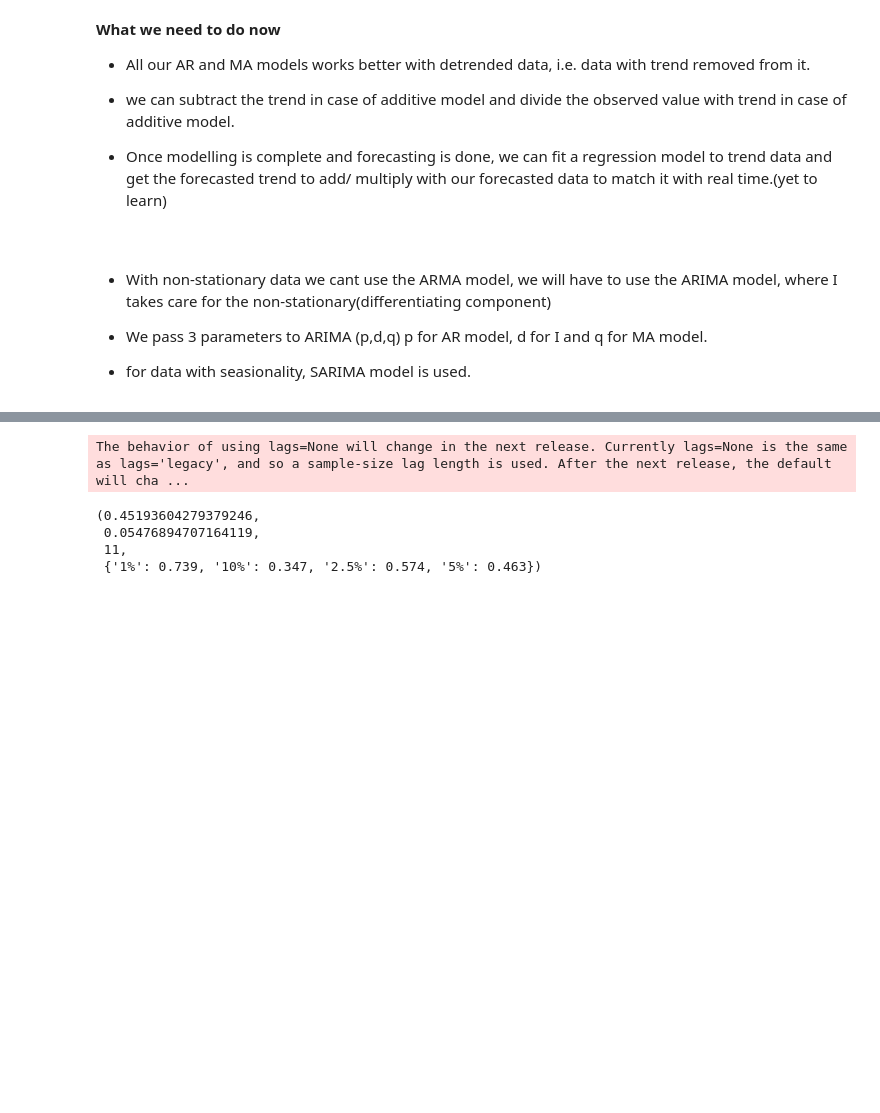
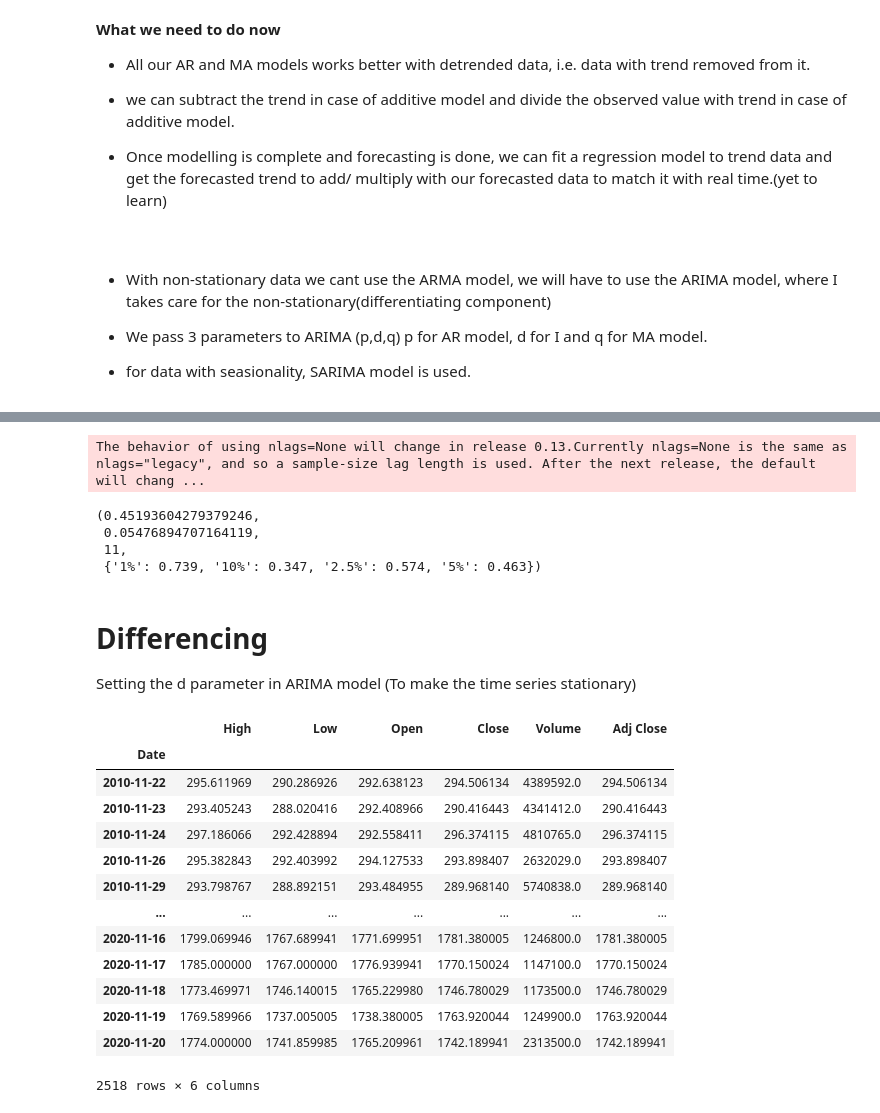
Before and after one commit to utkarsh-prakash/Time-Series-Modelling, a Jupyter notebook: Timeseries_Decomposition.ipynb, the cells around one changed output, grey strips where cells are left out. Drawn from its saved outputs; the diff is of its cells as text; code cells hidden in the pictures; blank space fills up the shorter version.

```diff
--- a/Timeseries_Decomposition.ipynb
+++ b/Timeseries_Decomposition.ipynb
@@ -298,10 +317,13 @@ df.plot()
 # %%
-tstest = kpss(df.iloc[2:-2]['Revenue'], 'c')
+tstest = kpss(df.iloc[2:-2][0], 'c')
 tstest
-# yo! null hypothesis rejected...data is stationary...modelling is good to go!
+# yo! we cant reject null hypothesis...data is stationary...modelling is good to go!
 # %% [output]
-The behavior of using lags=None will change in the next release. Currently lags=None is the same as lags='legacy', and so a sample-size lag length is used. After the next release, the default will cha ...
+The behavior of using nlags=None will change in release 0.13.Currently nlags=None is the same as nlags="legacy", and so a sample-size lag length is used. After the next release, the default will chang ...
 (0.45193604279379246,
  0.05476894707164119,
  11,
  {'1%': 0.739, '10%': 0.347, '2.5%': 0.574, '5%': 0.463})
+# %% [markdown]
+# Differencing
+Setting the d parameter in ARIMA model (To make the time series stationary)
@@ -307,0 +333,22 @@ The behavior of using lags=None will change in the next release. Currently lags=
+# %%
+start_date = '2010-11-21'
+end_date = '2020-11-21'
+
+# Stock price of Google over 10 years from Yahoo finance
+google_df = data.DataReader('GOOG', 'yahoo', start_date, end_date)
+google_df
+# %% [output]
+|  | High | Low | Open | Close | Volume | Adj Close |
+| Date |  |  |  |  |  |  |
+| 2010-11-22 | 295.611969 | 290.286926 | 292.638123 | 294.506134 | 4389592.0 | 294.506134 |
+| 2010-11-23 | 293.405243 | 288.020416 | 292.408966 | 290.416443 | 4341412.0 | 290.416443 |
+| 2010-11-24 | 297.186066 | 292.428894 | 292.558411 | 296.374115 | 4810765.0 | 296.374115 |
+| 2010-11-26 | 295.382843 | 292.403992 | 294.127533 | 293.898407 | 2632029.0 | 293.898407 |
+| 2010-11-29 | 293.798767 | 288.892151 | 293.484955 | 289.968140 | 5740838.0 | 289.968140 |
+| ... | ... | ... | ... | ... | ... | ... |
+| 2020-11-16 | 1799.069946 | 1767.689941 | 1771.699951 | 1781.380005 | 1246800.0 | 1781.380005 |
+| 2020-11-17 | 1785.000000 | 1767.000000 | 1776.939941 | 1770.150024 | 1147100.0 | 1770.150024 |
+| 2020-11-18 | 1773.469971 | 1746.140015 | 1765.229980 | 1746.780029 | 1173500.0 | 1746.780029 |
+| 2020-11-19 | 1769.589966 | 1737.005005 | 1738.380005 | 1763.920044 | 1249900.0 | 1763.920044 |
+| 2020-11-20 | 1774.000000 | 1741.859985 | 1765.209961 | 1742.189941 | 2313500.0 | 1742.189941 |
+2518 rows × 6 columns
```
Also changed, not shown: parts of 24 cells of this notebook.
